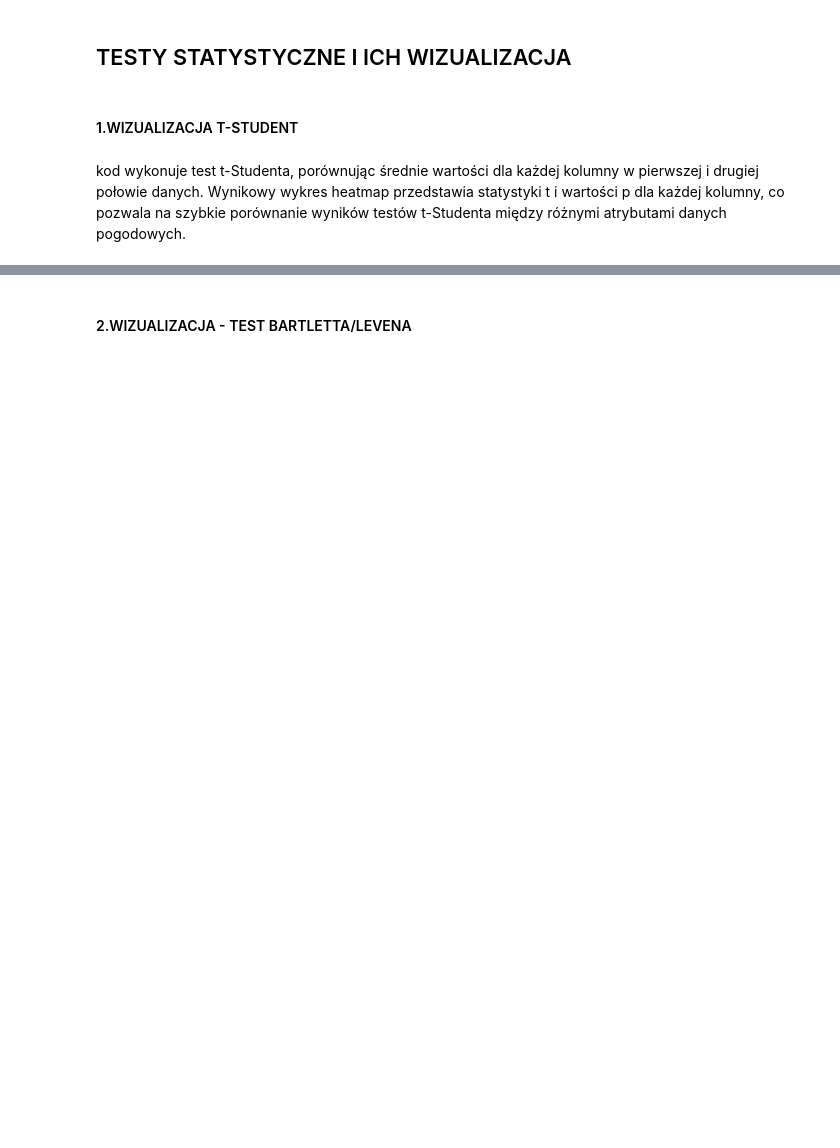
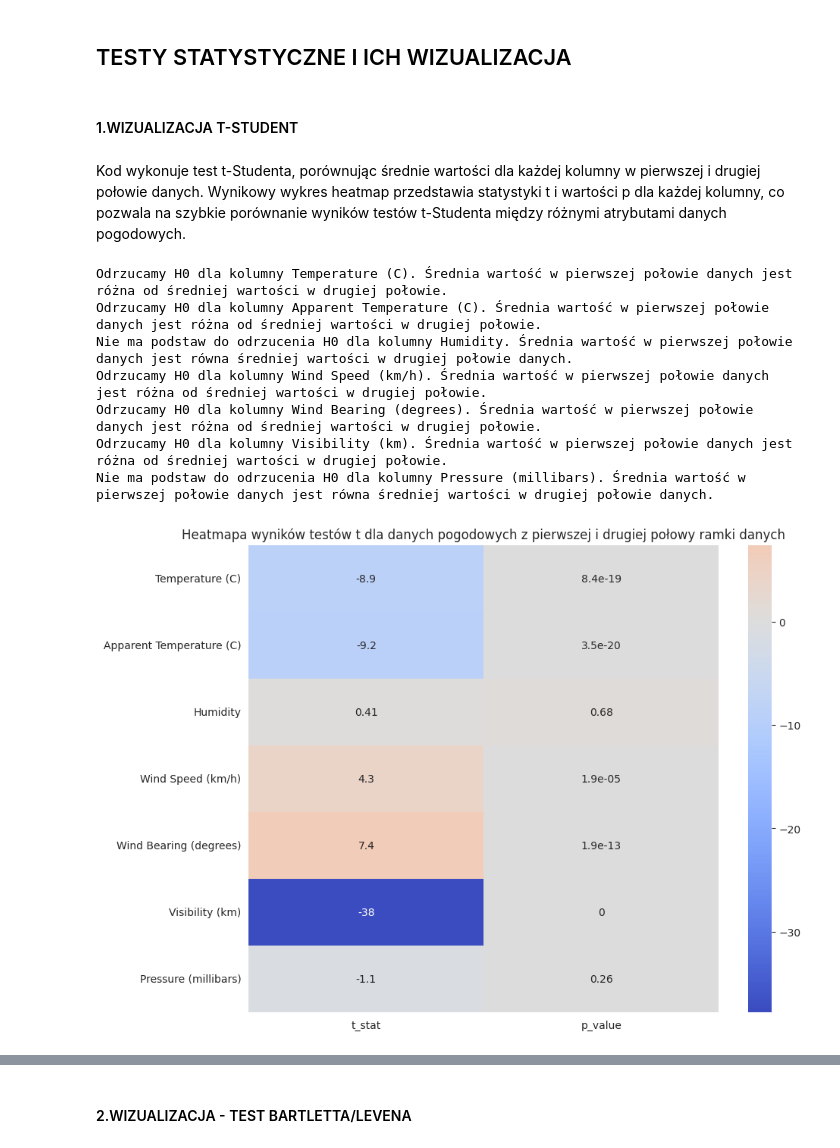
Before and after one commit to Kkilianek/ZMWD-projekt-1, a Jupyter notebook: projekt.ipynb, the cells around one changed output, grey strips where cells are left out. Cells and saved outputs as stored; diff of their text form; code cells hidden in the pictures; blank space fills up the shorter version.

```diff
--- a/projekt.ipynb
+++ b/projekt.ipynb
@@ -25,4 +59,48 @@ data.head(5)
 # %% [markdown]
 #### 1.WIZUALIZACJA T-STUDENT
 # %% [markdown]
-kod wykonuje test t-Studenta, porównując średnie wartości dla każdej kolumny w pierwszej i drugiej połowie danych. Wynikowy wykres heatmap przedstawia statystyki t i wartości p dla każdej kolumny, co pozwala na szybkie porównanie wyników testów t-Studenta między różnymi atrybutami danych pogodowych.
+Kod wykonuje test t-Studenta, porównując średnie wartości dla każdej kolumny w pierwszej i drugiej połowie danych. Wynikowy wykres heatmap przedstawia statystyki t i wartości p dla każdej kolumny, co pozwala na szybkie porównanie wyników testów t-Studenta między różnymi atrybutami danych pogodowych.
+# %%
+COLUMNS_TO_TEST = ['Temperature (C)', 'Apparent Temperature (C)', 'Humidity',
+                   'Wind Speed (km/h)', 'Wind Bearing (degrees)', 'Visibility (km)',
+                   'Pressure (millibars)']
+
+# Podziel dane na dwie połowy
+first_half = data[:len(data) // 2]
+second_half = data[len(data) // 2:]
+
+# Obliczanie statystyk t i wartości p dla każdej kolumny używając list comprehension
+t_values = [stats.ttest_ind(first_half[column], second_half[column]) for column in
+            COLUMNS_TO_TEST]
+t_stats, t_p_values = zip(*t_values)
+
+# Wyświetlanie wyników
+for column, p in zip(COLUMNS_TO_TEST, t_p_values):
+    if p < 0.05:
+        print(
+            f"Odrzucamy H0 dla kolumny {column}. Średnia wartość w pierwszej połowie danych jest różna od średniej wartości w drugiej połowie.")
+    else:
+        print(
+            f"Nie ma podstaw do odrzucenia H0 dla kolumny {column}. Średnia wartość w pierwszej połowie danych jest równa średniej wartości w drugiej połowie danych.")
+
+# Tworzenie ramki danych z wynikami testów t
+t_df = pd.DataFrame(np.zeros((len(COLUMNS_TO_TEST), 2)), columns=['t_stat', 'p_value'],
+                    index=COLUMNS_TO_TEST)
+t_df['t_stat'] = t_stats
+t_df['p_value'] = t_p_values
+
+# Rysowanie heatmapy
+plt.figure(figsize=(10, 8))
+sns.heatmap(t_df, annot=True, cmap="coolwarm", center=0)
+plt.title(
+    'Heatmapa wyników testów t dla danych pogodowych z pierwszej i drugiej połowy ramki danych')
+plt.show()
+# %% [output]
+Odrzucamy H0 dla kolumny Temperature (C). Średnia wartość w pierwszej połowie danych jest różna od średniej wartości w drugiej połowie.
+Odrzucamy H0 dla kolumny Apparent Temperature (C). Średnia wartość w pierwszej połowie danych jest różna od średniej wartości w drugiej połowie.
+Nie ma podstaw do odrzucenia H0 dla kolumny Humidity. Średnia wartość w pierwszej połowie danych jest równa średniej wartości w drugiej połowie danych.
+Odrzucamy H0 dla kolumny Wind Speed (km/h). Średnia wartość w pierwszej połowie danych jest różna od średniej wartości w drugiej połowie.
+Odrzucamy H0 dla kolumny Wind Bearing (degrees). Średnia wartość w pierwszej połowie danych jest różna od średniej wartości w drugiej połowie.
+Odrzucamy H0 dla kolumny Visibility (km). Średnia wartość w pierwszej połowie danych jest różna od średniej wartości w drugiej połowie.
+Nie ma podstaw do odrzucenia H0 dla kolumny Pressure (millibars). Średnia wartość w pierwszej połowie danych jest równa średniej wartości w drugiej połowie danych.
+[figure, added]
```
Also changed, not shown: parts of 34 cells of this notebook.
